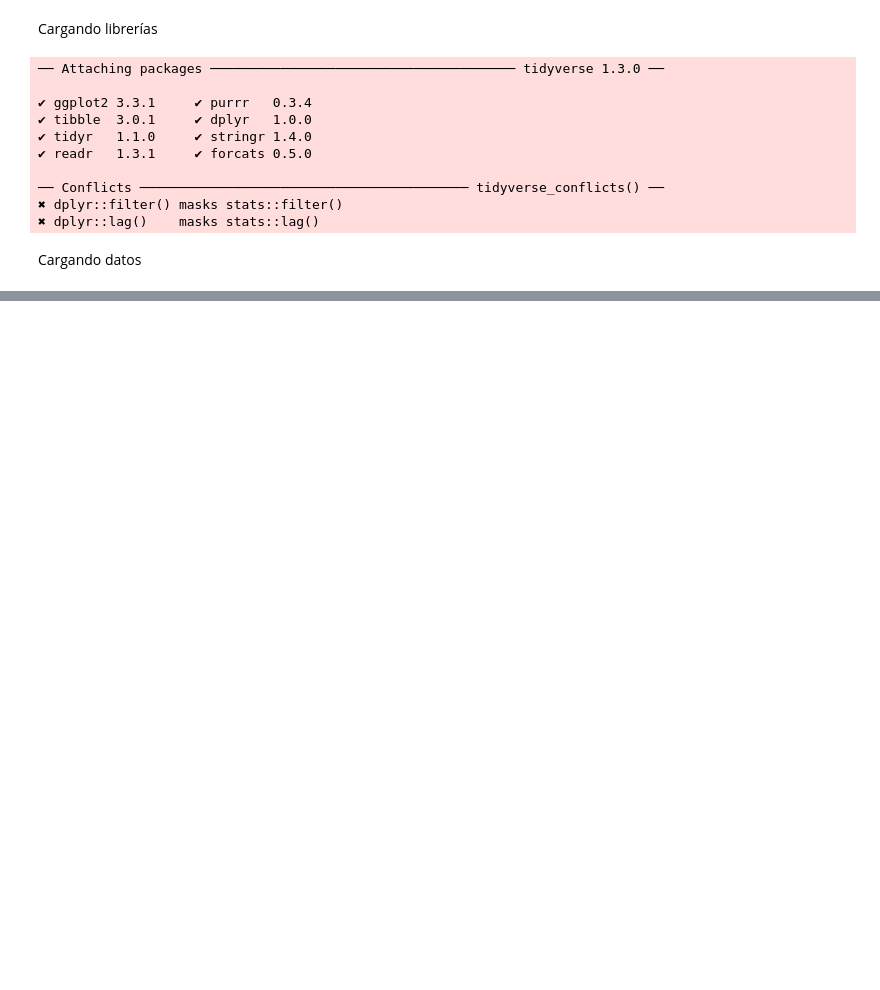
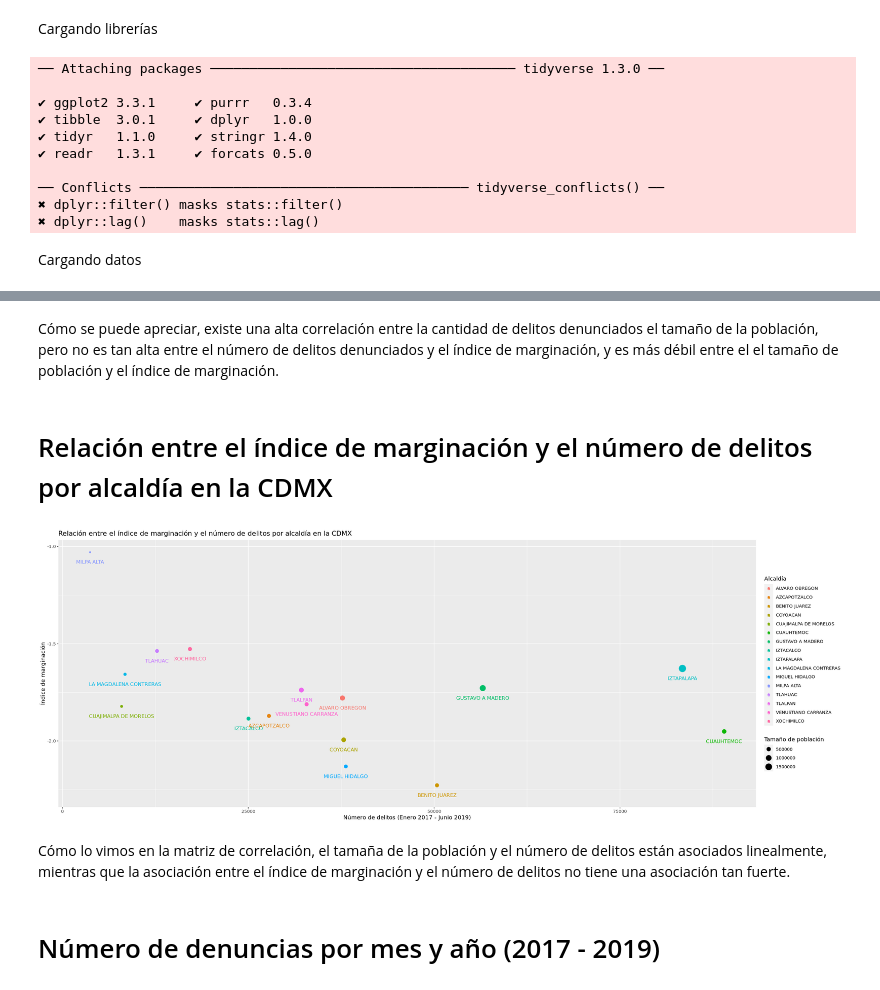
Before and after one commit to prope-2020-gh-classroom/practica-final-por-equipos-verano-2020-itam-atos-wk, a Jupyter notebook: analisis_descriptivo.ipynb, the cells around one changed output, grey strips where cells are left out. Drawn from its saved outputs; the diff is of its cells as text; code cells hidden in the pictures; blank space fills up the shorter version.

Commit message:
Ajuste de agrupaciones en datos, gráficas y correlaciones de acuerdo a issue #4

```diff
--- a/analisis_descriptivo.ipynb
+++ b/analisis_descriptivo.ipynb
@@ -250,0 +20,28 @@ gp1 +
+# %%
+marg_index <- read.csv('Base_Indice_de_marginacion_municipal.csv')
+
+months <- c('January','February','March','April','May','June','July','August','September','October','November','December')
+
+delitos <- readRDS('datos_delitos.rds') %>%
+    mutate(categoria_delito = factor(categoria_delito),
+           alcaldia_hechos = factor(alcaldia_hechos),
+           año = factor(format(fecha_hechos,'%Y')),
+           mes = factor(format(fecha_hechos,'%B'), level = months),
+           CVE_MUN = case_when(
+               alcaldia_hechos == 'ALVARO OBREGON' ~ 9010,
+               alcaldia_hechos == 'AZCAPOTZALCO' ~ 9002,
+               alcaldia_hechos == 'BENITO JUAREZ' ~ 9014,
+               alcaldia_hechos == 'COYOACAN' ~ 9003,
+               alcaldia_hechos == 'CUAJIMALPA DE MORELOS' ~ 9004,
+               alcaldia_hechos == 'CUAUHTEMOC' ~ 9015,
+               alcaldia_hechos == 'GUSTAVO A MADERO' ~ 9005,
+               alcaldia_hechos == 'IZTACALCO' ~ 9006,
+               alcaldia_hechos == 'IZTAPALAPA' ~ 9007,
+               alcaldia_hechos == 'LA MAGDALENA CONTRERAS' ~ 9008,
+               alcaldia_hechos == 'MIGUEL HIDALGO' ~ 9016,
+               alcaldia_hechos == 'MILPA ALTA' ~ 9009,
+               alcaldia_hechos == 'TLAHUAC' ~ 9011,
+               alcaldia_hechos == 'TLALPAN' ~ 9012,
+               alcaldia_hechos == 'VENUSTIANO CARRANZA' ~ 9017,
+               alcaldia_hechos == 'XOCHIMILCO' ~ 9013)) %>%
+    select(CVE_MUN, año, mes, alcaldia_hechos,categoria_delito)
@@ -250,0 +157,8 @@ gp1 +
+# %%
+denuncias <- delitos %>%
+    group_by(CVE_MUN,alcaldia_hechos) %>%
+    tally(sort = TRUE) %>%
+    inner_join(marg_index, by = 'CVE_MUN') %>%
+    select(CVE_MUN, alcaldia_hechos, n, POB_TOT,IM) %>%
+    rename(`Alcaldía` = alcaldia_hechos, `Delitos` = n, `Población`= POB_TOT)
+denuncias
@@ -250,0 +193,19 @@ gp1 +
+# %% [markdown]
+Cómo se puede apreciar, existe una alta correlación entre la cantidad de delitos denunciados el tamaño de la población, pero no es tan alta entre el número de delitos denunciados y el índice de marginación, y es más débil entre el el tamaño de población y el índice de marginación.
+# %% [markdown]
+# Relación entre el índice de marginación y el número de delitos por alcaldía en la CDMX
+# %%
+denuncias %>%
+    ggplot(aes(x = Delitos, y = IM, color = Alcaldía, size = Población, label = Alcaldía)) +
+    geom_point() +
+    geom_text(aes(y = IM-0.05, label = Alcaldía), size = 3.5) +
+    labs(x = 'Número de delitos (Enero 2017 - Junio 2019)',
+         y = 'Índice de marginación',
+         title = 'Relación entre el índice de marginación y el número de delitos por alcaldía en la CDMX',
+         size = 'Tamaño de población')
+# %% [output]
+[figure, added]
+# %% [markdown]
+Cómo lo vimos en la matriz de correlación, el tamaña de la población y el número de delitos están asociados linealmente, mientras que la asociación entre el índice de marginación y el número de delitos no tiene una asociación tan fuerte.
+# %% [markdown]
+# Número de denuncias por mes y año (2017 - 2019)
```
Also changed, not shown: parts of 49 cells of this notebook.
